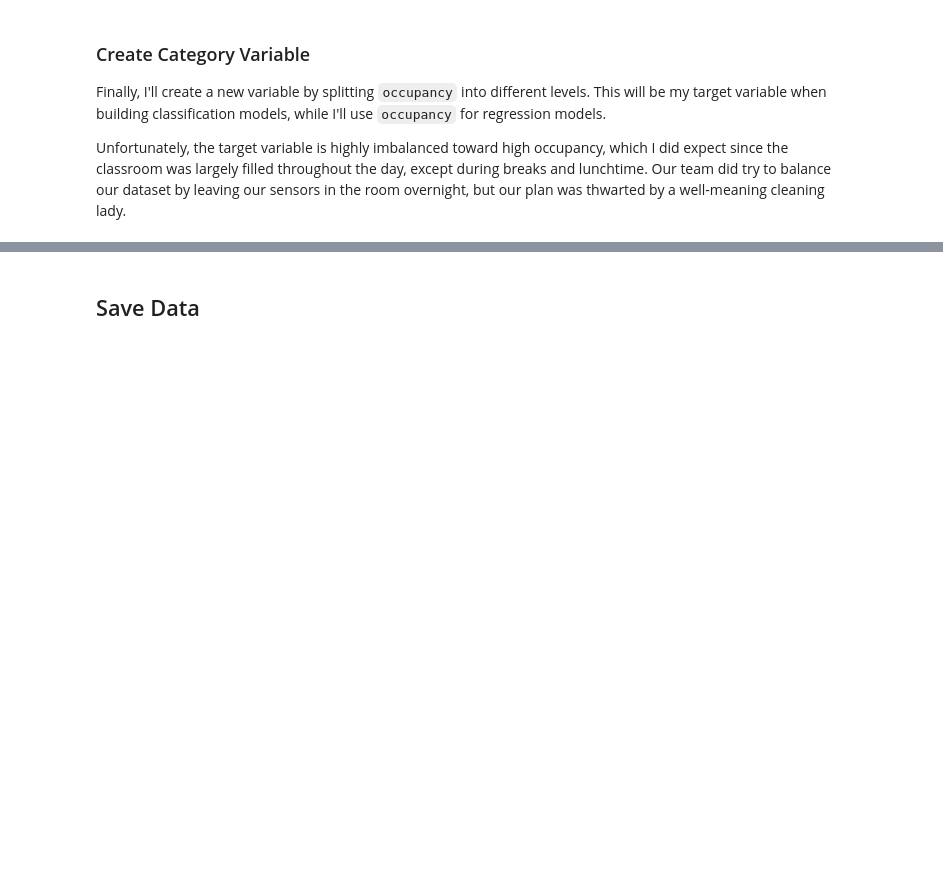
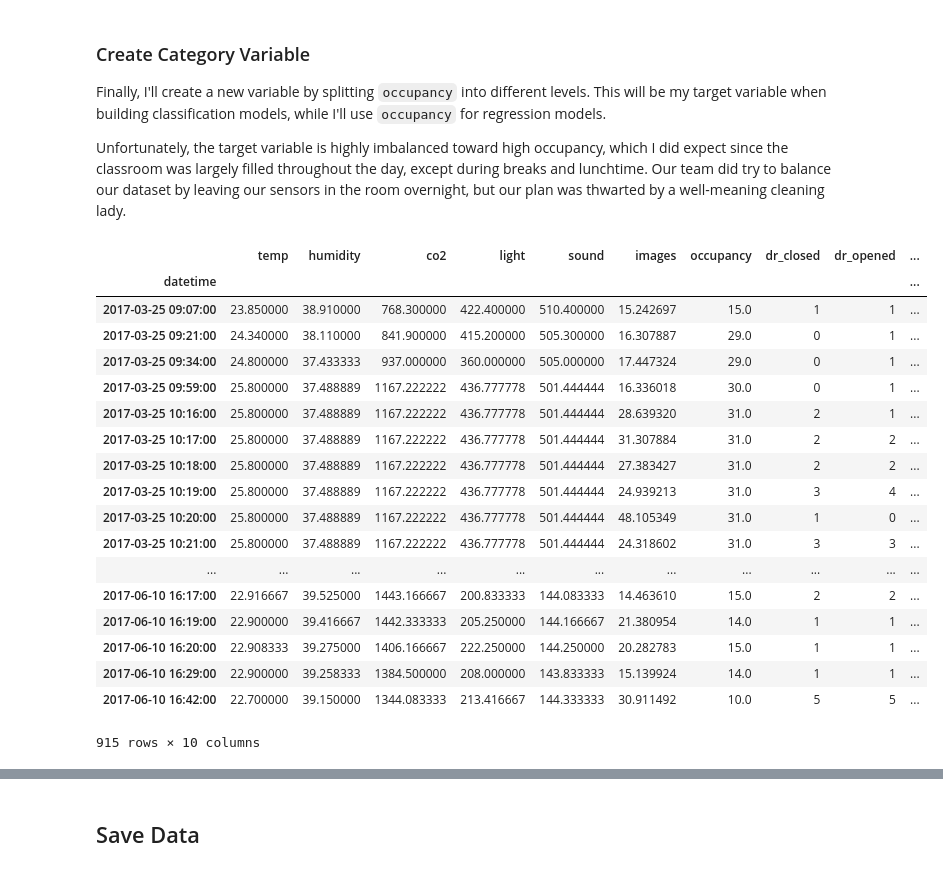
Before and after one commit to Kautumn06/classroom-occupancy, a Jupyter notebook: notebooks/DataWrangling.ipynb, the cells around one changed output, grey strips where cells are left out. Cells and saved outputs as stored; diff of their text form; code cells hidden in the pictures; blank space fills up the shorter version.

```diff
--- a/notebooks/DataWrangling.ipynb
+++ b/notebooks/DataWrangling.ipynb
@@ -1074,3 +1084,25 @@ sensor_data['occupancy_level'] = pd.cut(sensor_data['occupancy'], [0, 10, 20, 27
+# %%
+sensor_data
+# %% [output]
+|  | temp | humidity | co2 | light | sound | images | occupancy | dr_closed | dr_opened | ... |
+| datetime |  |  |  |  |  |  |  |  |  | ... |
+| 2017-03-25 09:07:00 | 23.850000 | 38.910000 | 768.300000 | 422.400000 | 510.400000 | 15.242697 | 15.0 | 1 | 1 | ... |
+| 2017-03-25 09:21:00 | 24.340000 | 38.110000 | 841.900000 | 415.200000 | 505.300000 | 16.307887 | 29.0 | 0 | 1 | ... |
+| 2017-03-25 09:34:00 | 24.800000 | 37.433333 | 937.000000 | 360.000000 | 505.000000 | 17.447324 | 29.0 | 0 | 1 | ... |
+| 2017-03-25 09:59:00 | 25.800000 | 37.488889 | 1167.222222 | 436.777778 | 501.444444 | 16.336018 | 30.0 | 0 | 1 | ... |
+| 2017-03-25 10:16:00 | 25.800000 | 37.488889 | 1167.222222 | 436.777778 | 501.444444 | 28.639320 | 31.0 | 2 | 1 | ... |
+| 2017-03-25 10:17:00 | 25.800000 | 37.488889 | 1167.222222 | 436.777778 | 501.444444 | 31.307884 | 31.0 | 2 | 2 | ... |
+| 2017-03-25 10:18:00 | 25.800000 | 37.488889 | 1167.222222 | 436.777778 | 501.444444 | 27.383427 | 31.0 | 2 | 2 | ... |
+| 2017-03-25 10:19:00 | 25.800000 | 37.488889 | 1167.222222 | 436.777778 | 501.444444 | 24.939213 | 31.0 | 3 | 4 | ... |
+| 2017-03-25 10:20:00 | 25.800000 | 37.488889 | 1167.222222 | 436.777778 | 501.444444 | 48.105349 | 31.0 | 1 | 0 | ... |
+| 2017-03-25 10:21:00 | 25.800000 | 37.488889 | 1167.222222 | 436.777778 | 501.444444 | 24.318602 | 31.0 | 3 | 3 | ... |
+| ... | ... | ... | ... | ... | ... | ... | ... | ... | ... | ... |
+| 2017-06-10 16:17:00 | 22.916667 | 39.525000 | 1443.166667 | 200.833333 | 144.083333 | 14.463610 | 15.0 | 2 | 2 | ... |
+| 2017-06-10 16:19:00 | 22.900000 | 39.416667 | 1442.333333 | 205.250000 | 144.166667 | 21.380954 | 14.0 | 1 | 1 | ... |
+| 2017-06-10 16:20:00 | 22.908333 | 39.275000 | 1406.166667 | 222.250000 | 144.250000 | 20.282783 | 15.0 | 1 | 1 | ... |
+| 2017-06-10 16:29:00 | 22.900000 | 39.258333 | 1384.500000 | 208.000000 | 143.833333 | 15.139924 | 14.0 | 1 | 1 | ... |
+| 2017-06-10 16:42:00 | 22.700000 | 39.150000 | 1344.083333 | 213.416667 | 144.333333 | 30.911492 | 10.0 | 5 | 5 | ... |
+915 rows × 10 columns
 # %%
 # Value counts for occupancy_level
 sensor_data.occupancy_level.value_counts()
```
Also changed, not shown: parts of 30 cells of this notebook.
